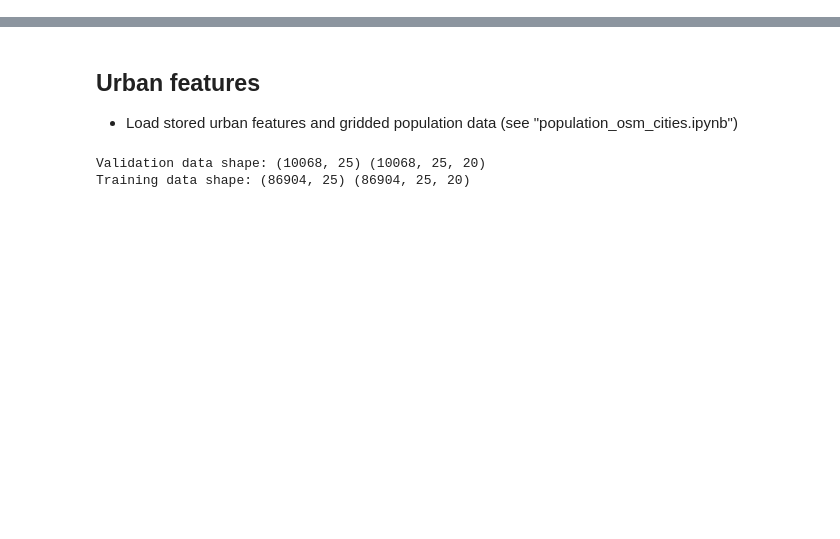
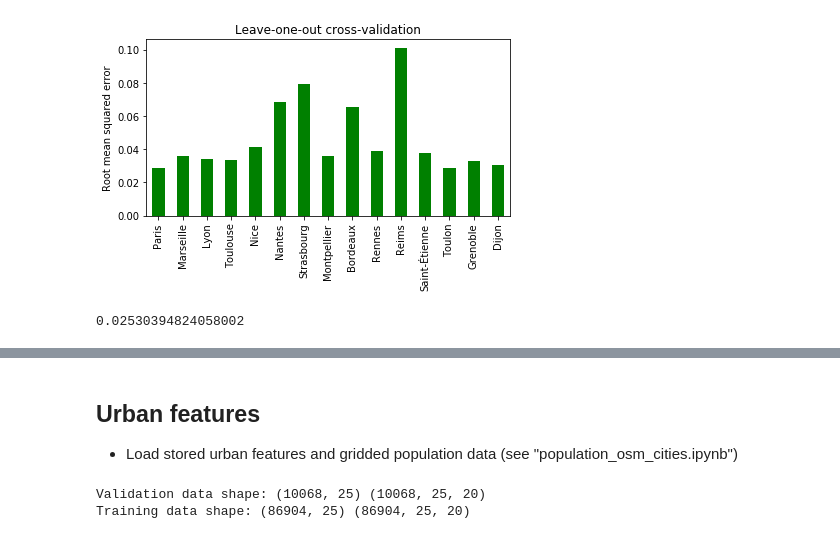
Before and after one commit to lgervasoni/urbansprawl, a Jupyter notebook: examples/population_downscaling_ml.ipynb, the cells around one changed output, grey strips where cells are left out. Saved outputs shown, nothing was run; the diff lists cells and outputs as text; code cells hidden in the pictures; blank space fills up the shorter version.

```diff
--- a/examples/population_downscaling_ml.ipynb
+++ b/examples/population_downscaling_ml.ipynb
@@ -28,0 +130,12 @@ Using TensorFlow backend.
+# %%
+pd.Series(leave_one_out_rmse).plot('bar', colormap="ocean")
+plt.ylabel("Root mean squared error")
+plt.title("Leave-one-out cross-validation")
+plt.tight_layout()
+plt.savefig("images/CNN_cross_validation_rmse.png", dpi=600, pad_inches=0)
+# %% [output]
+[figure, added]
+# %%
+np.array(list(leave_one_out_mae.values())).mean()
+# %% [output]
+0.02530394824058002
```
Also changed, not shown: parts of 22 cells of this notebook.
